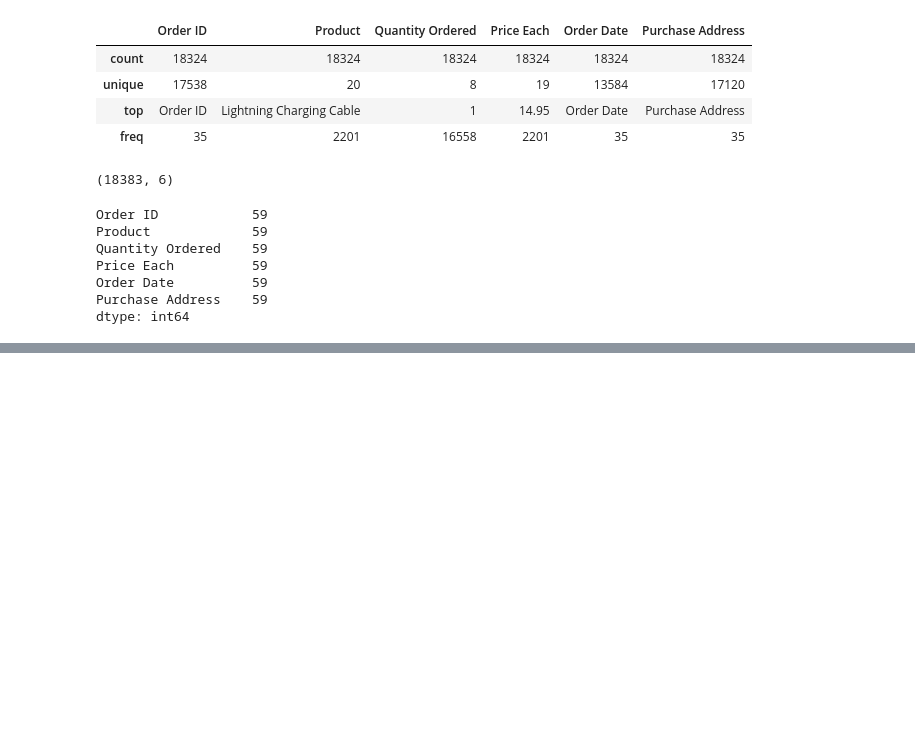
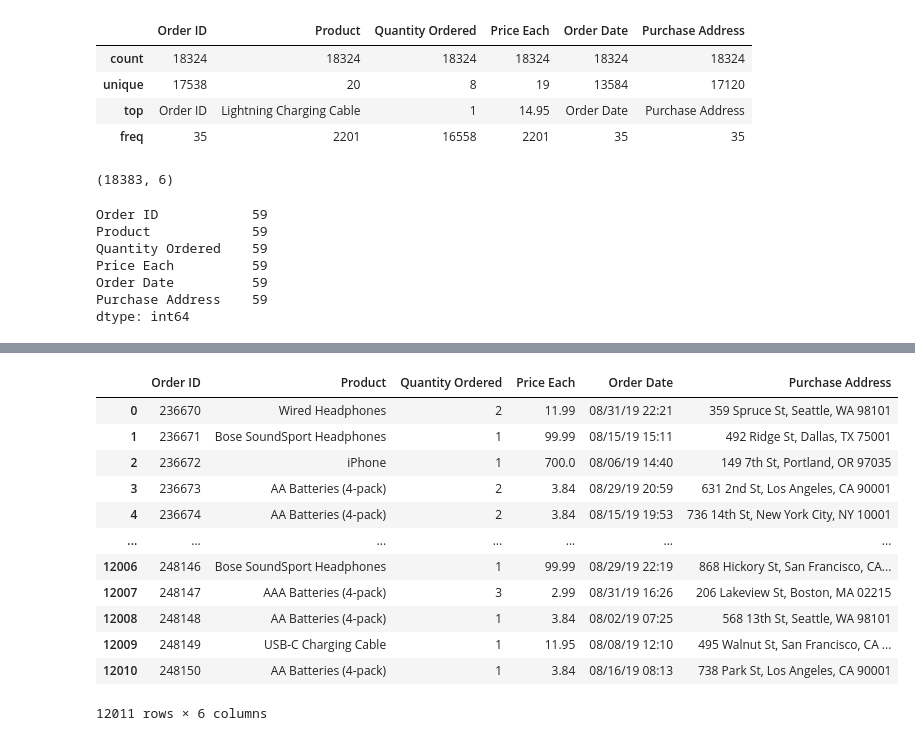
Before and after one commit to haripriya9647/Data_Cleaning, a Jupyter notebook: sales/sales.ipynb, the cells around one changed output, grey strips where cells are left out. Cells and saved outputs as stored; diff of their text form; code cells hidden in the pictures; blank space fills up the shorter version.

Commit message:
data cleaned for one file

```diff
--- a/sales/sales.ipynb
+++ b/sales/sales.ipynb
@@ -62,0 +158,17 @@ df.dropna().shape
+# %%
+df = pd.read_csv('/Users/haripriya/Documents/GitHub/Data_Cleaning/sales/sales_data/Sales_August_2019.csv')
+df
+# %% [output]
+|  | Order ID | Product | Quantity Ordered | Price Each | Order Date | Purchase Address |
+| 0 | 236670 | Wired Headphones | 2 | 11.99 | 08/31/19 22:21 | 359 Spruce St, Seattle, WA 98101 |
+| 1 | 236671 | Bose SoundSport Headphones | 1 | 99.99 | 08/15/19 15:11 | 492 Ridge St, Dallas, TX 75001 |
+| 2 | 236672 | iPhone | 1 | 700.0 | 08/06/19 14:40 | 149 7th St, Portland, OR 97035 |
+| 3 | 236673 | AA Batteries (4-pack) | 2 | 3.84 | 08/29/19 20:59 | 631 2nd St, Los Angeles, CA 90001 |
+| 4 | 236674 | AA Batteries (4-pack) | 2 | 3.84 | 08/15/19 19:53 | 736 14th St, New York City, NY 10001 |
+| ... | ... | ... | ... | ... | ... | ... |
+| 12006 | 248146 | Bose SoundSport Headphones | 1 | 99.99 | 08/29/19 22:19 | 868 Hickory St, San Francisco, CA... |
+| 12007 | 248147 | AAA Batteries (4-pack) | 3 | 2.99 | 08/31/19 16:26 | 206 Lakeview St, Boston, MA 02215 |
+| 12008 | 248148 | AA Batteries (4-pack) | 1 | 3.84 | 08/02/19 07:25 | 568 13th St, Seattle, WA 98101 |
+| 12009 | 248149 | USB-C Charging Cable | 1 | 11.95 | 08/08/19 12:10 | 495 Walnut St, San Francisco, CA ... |
+| 12010 | 248150 | AA Batteries (4-pack) | 1 | 3.84 | 08/16/19 08:13 | 738 Park St, Los Angeles, CA 90001 |
+12011 rows × 6 columns
```
Also changed, not shown: parts of 11 cells of this notebook, 1 other file.
